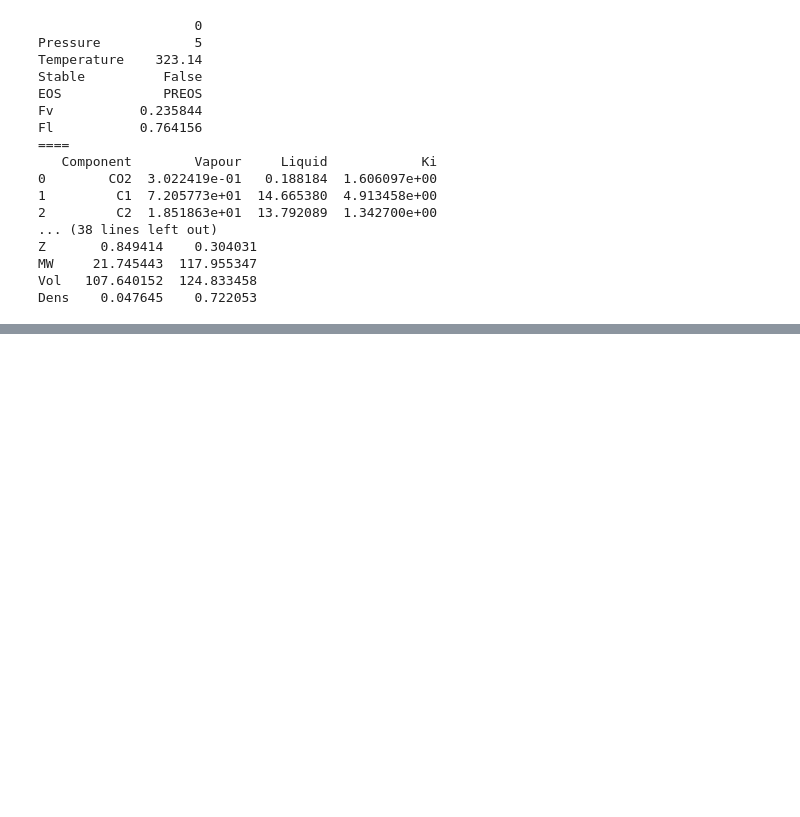
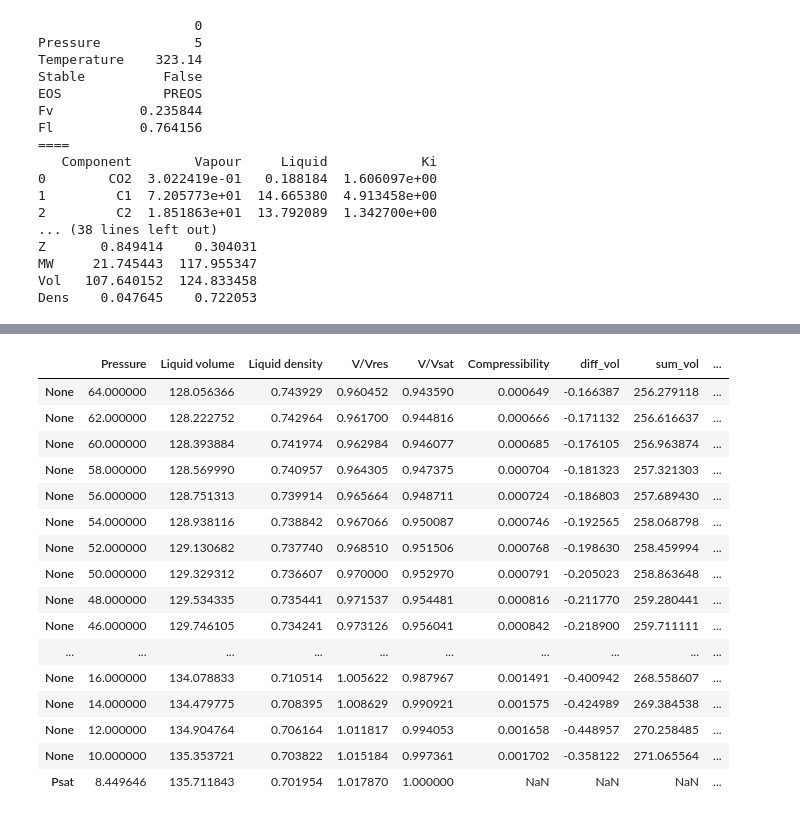
Before and after one commit to SidorenkoDD/BlackBoxFluid, a Jupyter notebook: code/tests2.ipynb, the cells around one changed output, grey strips where cells are left out. Drawn from its saved outputs; the diff is of its cells as text; code cells hidden in the pictures; blank space fills up the shorter version.

```diff
--- a/code/tests2.ipynb
+++ b/code/tests2.ipynb
@@ -397,3 +397,23 @@ CCEResults(pressure=[64, 62, 60, 58, 56, 54, 52, 50, 48, 46, 44, 42, 40, 38, 36,
+# %%
+model1.experiments.CCE._calculate_compressibility()
+# %% [output]
+|  | Pressure | Liquid volume | Liquid density | V/Vres | V/Vsat | Compressibility | diff_vol | sum_vol | ... |
+| None | 64.000000 | 128.056366 | 0.743929 | 0.960452 | 0.943590 | 0.000649 | -0.166387 | 256.279118 | ... |
+| None | 62.000000 | 128.222752 | 0.742964 | 0.961700 | 0.944816 | 0.000666 | -0.171132 | 256.616637 | ... |
+| None | 60.000000 | 128.393884 | 0.741974 | 0.962984 | 0.946077 | 0.000685 | -0.176105 | 256.963874 | ... |
+| None | 58.000000 | 128.569990 | 0.740957 | 0.964305 | 0.947375 | 0.000704 | -0.181323 | 257.321303 | ... |
+| None | 56.000000 | 128.751313 | 0.739914 | 0.965664 | 0.948711 | 0.000724 | -0.186803 | 257.689430 | ... |
+| None | 54.000000 | 128.938116 | 0.738842 | 0.967066 | 0.950087 | 0.000746 | -0.192565 | 258.068798 | ... |
+| None | 52.000000 | 129.130682 | 0.737740 | 0.968510 | 0.951506 | 0.000768 | -0.198630 | 258.459994 | ... |
+| None | 50.000000 | 129.329312 | 0.736607 | 0.970000 | 0.952970 | 0.000791 | -0.205023 | 258.863648 | ... |
+| None | 48.000000 | 129.534335 | 0.735441 | 0.971537 | 0.954481 | 0.000816 | -0.211770 | 259.280441 | ... |
+| None | 46.000000 | 129.746105 | 0.734241 | 0.973126 | 0.956041 | 0.000842 | -0.218900 | 259.711111 | ... |
+| ... | ... | ... | ... | ... | ... | ... | ... | ... | ... |
+| None | 16.000000 | 134.078833 | 0.710514 | 1.005622 | 0.987967 | 0.001491 | -0.400942 | 268.558607 | ... |
+| None | 14.000000 | 134.479775 | 0.708395 | 1.008629 | 0.990921 | 0.001575 | -0.424989 | 269.384538 | ... |
+| None | 12.000000 | 134.904764 | 0.706164 | 1.011817 | 0.994053 | 0.001658 | -0.448957 | 270.258485 | ... |
+| None | 10.000000 | 135.353721 | 0.703822 | 1.015184 | 0.997361 | 0.001702 | -0.358122 | 271.065564 | ... |
+| Psat | 8.449646 | 135.711843 | 0.701954 | 1.017870 | 1.000000 | NaN | NaN | NaN | ... |
 # %%
 model1.experiments.CCE.dataframe
 # %% [output]
```
Also changed, not shown: parts of 4 cells of this notebook, 1 other file.
